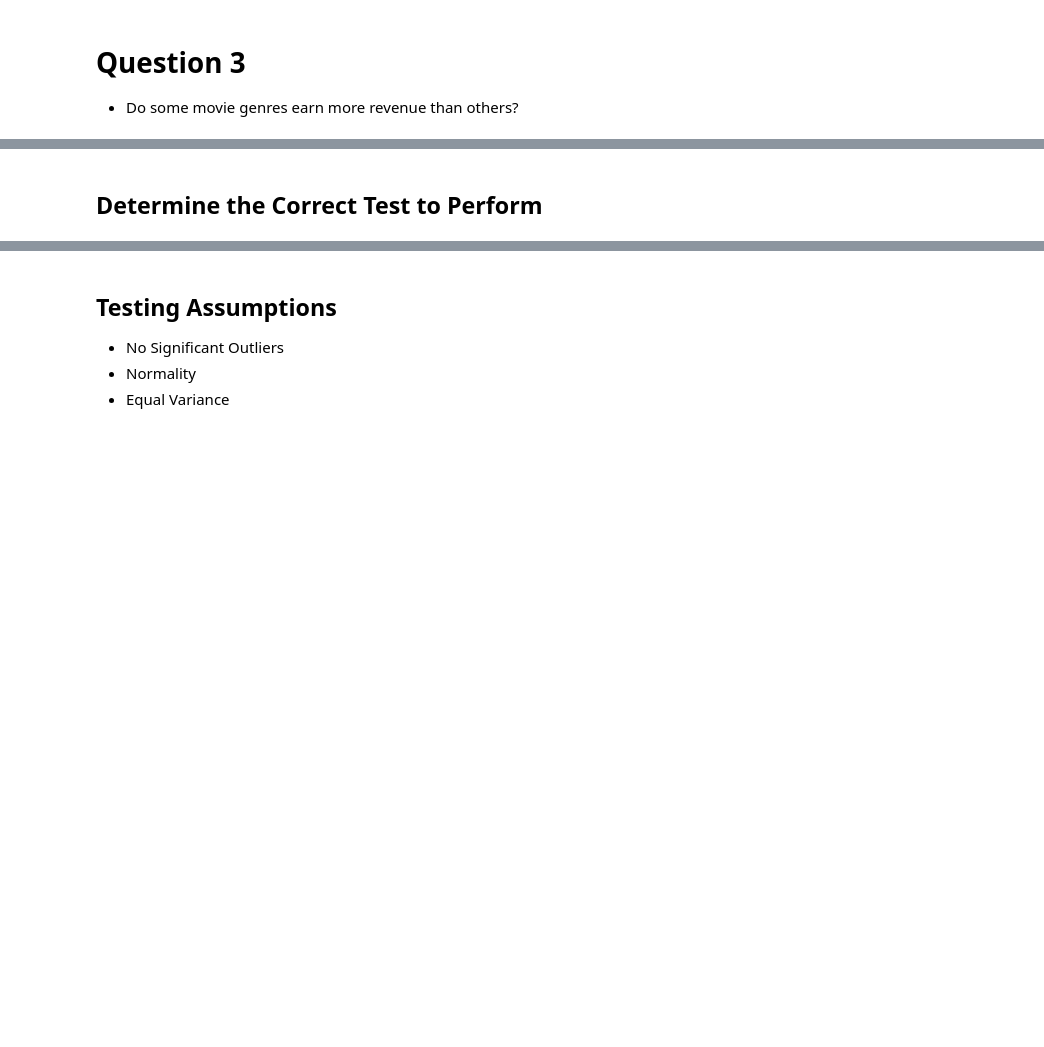
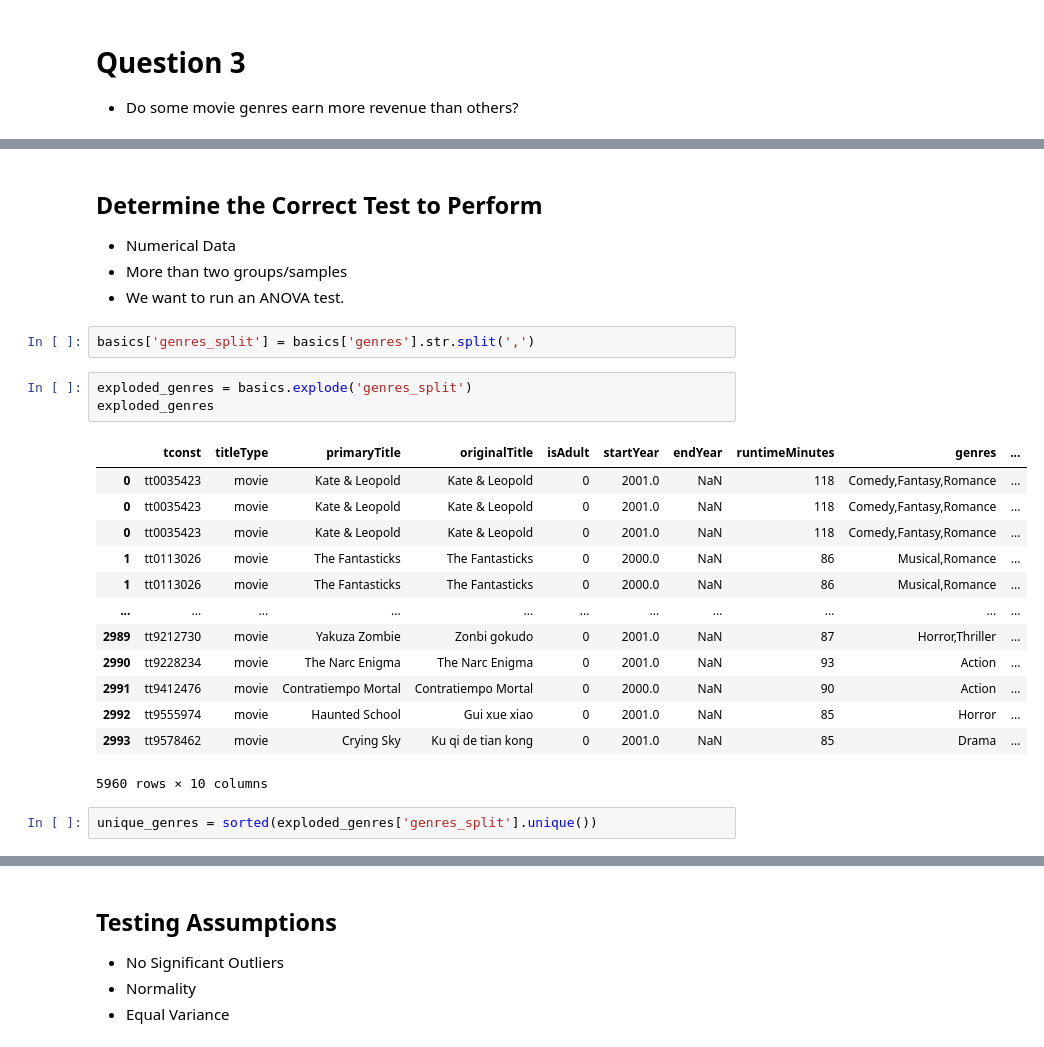
Before and after one commit to jamesbelk0/IMDB_MySQL_Database, a Jupyter notebook: Hypothesis.ipynb, the cells around one changed output, grey strips where cells are left out. Saved outputs shown, nothing was run; the diff lists cells and outputs as text; blank space fills up the shorter version.

```diff
--- a/Hypothesis.ipynb
+++ b/Hypothesis.ipynb
@@ -446,2 +446,26 @@ $H_A$ (Alternative Hypothesis): There is a significant difference in the revenue
 # %% [markdown]
 ## Determine the Correct Test to Perform
+- Numerical Data
+- More than two groups/samples
+- We want to run an ANOVA test.
+# %%
+basics['genres_split'] = basics['genres'].str.split(',')
+# %%
+exploded_genres = basics.explode('genres_split')
+exploded_genres
+# %% [output]
+|  | tconst | titleType | primaryTitle | originalTitle | isAdult | startYear | endYear | runtimeMinutes | genres | ... |
+| 0 | tt0035423 | movie | Kate & Leopold | Kate & Leopold | 0 | 2001.0 | NaN | 118 | Comedy,Fantasy,Romance | ... |
+| 0 | tt0035423 | movie | Kate & Leopold | Kate & Leopold | 0 | 2001.0 | NaN | 118 | Comedy,Fantasy,Romance | ... |
+| 0 | tt0035423 | movie | Kate & Leopold | Kate & Leopold | 0 | 2001.0 | NaN | 118 | Comedy,Fantasy,Romance | ... |
+| 1 | tt0113026 | movie | The Fantasticks | The Fantasticks | 0 | 2000.0 | NaN | 86 | Musical,Romance | ... |
+| 1 | tt0113026 | movie | The Fantasticks | The Fantasticks | 0 | 2000.0 | NaN | 86 | Musical,Romance | ... |
+| ... | ... | ... | ... | ... | ... | ... | ... | ... | ... | ... |
+| 2989 | tt9212730 | movie | Yakuza Zombie | Zonbi gokudo | 0 | 2001.0 | NaN | 87 | Horror,Thriller | ... |
+| 2990 | tt9228234 | movie | The Narc Enigma | The Narc Enigma | 0 | 2001.0 | NaN | 93 | Action | ... |
+| 2991 | tt9412476 | movie | Contratiempo Mortal | Contratiempo Mortal | 0 | 2000.0 | NaN | 90 | Action | ... |
+| 2992 | tt9555974 | movie | Haunted School | Gui xue xiao | 0 | 2001.0 | NaN | 85 | Horror | ... |
+| 2993 | tt9578462 | movie | Crying Sky | Ku qi de tian kong | 0 | 2001.0 | NaN | 85 | Drama | ... |
+5960 rows × 10 columns
+# %%
+unique_genres = sorted(exploded_genres['genres_split'].unique())
```
Also changed, not shown: parts of 26 cells of this notebook.
